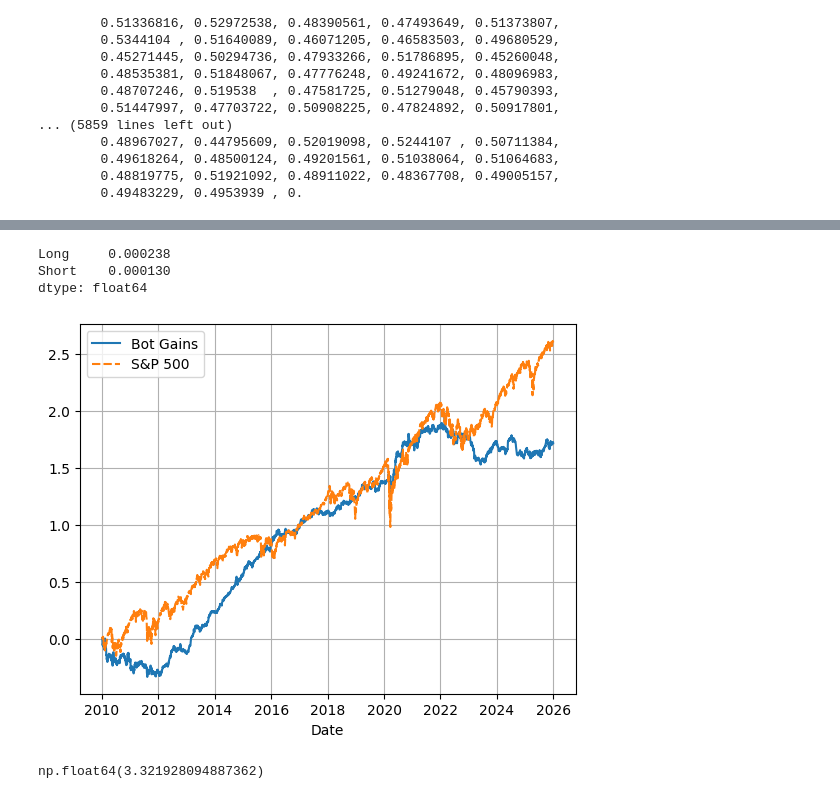
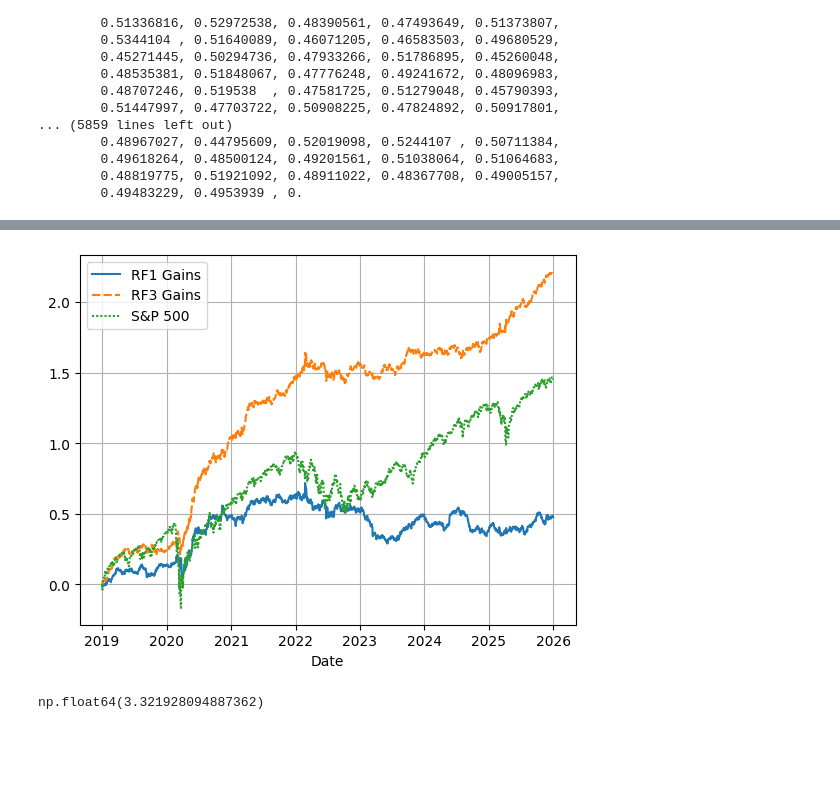
Before and after one commit to FancyEveryDay/Stock-market-forecasting, a Jupyter notebook: data.ipynb, the cells around one changed output, grey strips where cells are left out. Saved outputs shown, nothing was run; the diff lists cells and outputs as text; code cells hidden in the pictures; blank space fills up the shorter version.

Commit message:
Comparing model gains

```diff
--- a/data.ipynb
+++ b/data.ipynb
@@ -208,36 +203,48 @@ sns.lineplot(df)
-# %%
-j = 2020
-df.loc[f"{j}-01-01" : f"{j+6}-01-01"].mean()
-# %% [output]
-Long     0.000238
-Short    0.000130
-dtype: float64
+# %%
+from glob import glob
+
+incomes = glob(r"results-Intraday-240-3-RF\avg_daily_rets-????.csv")
+
+dflist = []
+for i in incomes:
+    dflist.append( pd.read_csv(i, index_col=0) )
+
+rf_3  = pd.concat(dflist)
 # %%
-startTime = pd.to_datetime(pd.Timestamp(year = 2010, month = 1, day = 1)).tz_localize('America/New_York')
+startTime = pd.to_datetime(pd.Timestamp(year = 2019, month = 1, day = 1)).tz_localize('America/New_York')
 endTime = pd.to_datetime(pd.Timestamp(year = 2026, month = 1, day = 1)).tz_localize('America/New_York')
 
 df2 = df.loc[str(startTime):str(endTime)].reset_index()
+rf_3_2 = rf_3.loc[str(startTime):str(endTime)].reset_index()
 # %%
 gains = 1
-gainlist = []
+rf_1_gainlist = []
 
 for i in range(0,len(df2)):
     gains = gains * ( 1 +  (df2.loc[i ,"Long"] + df2.loc[i ,"Short"])/2 )
-    gainlist.append(gains)
+    rf_1_gainlist.append(gains)
+# %%
+gains = 1
+rf_3_gainlist = []
+
+for i in range(0,len(rf_3_2)):
+    gains = gains * ( 1 +  (rf_3_2.loc[i ,"Long"] + rf_3_2.loc[i ,"Short"])/2 )
+    rf_3_gainlist.append(gains)
 # %%
 startPrice = historical_data.loc[startTime : endTime].reset_index()["Close"][0]
 
 historical_data_plus = historical_data
 
 historical_data_plus["Gains"] = historical_data["Close"] / startPrice
 
-gainsFrame = pd.DataFrame( {"Bot Gains" : gainlist,
+gainsFrame = pd.DataFrame( {"RF1 Gains" : rf_1_gainlist,
+                            "RF3 Gains" : rf_3_gainlist,
                             "S&P 500" : (historical_data_plus.loc[startTime : endTime]["Gains"])}
 )
 
 sns.lineplot(np.log2(gainsFrame)).grid()
 # %% [output]
-[figure, old version]
+[figure, new version]
 # %%
 np.log2(10)
 # %% [output]
```
Also changed, not shown: parts of 3 cells of this notebook.
